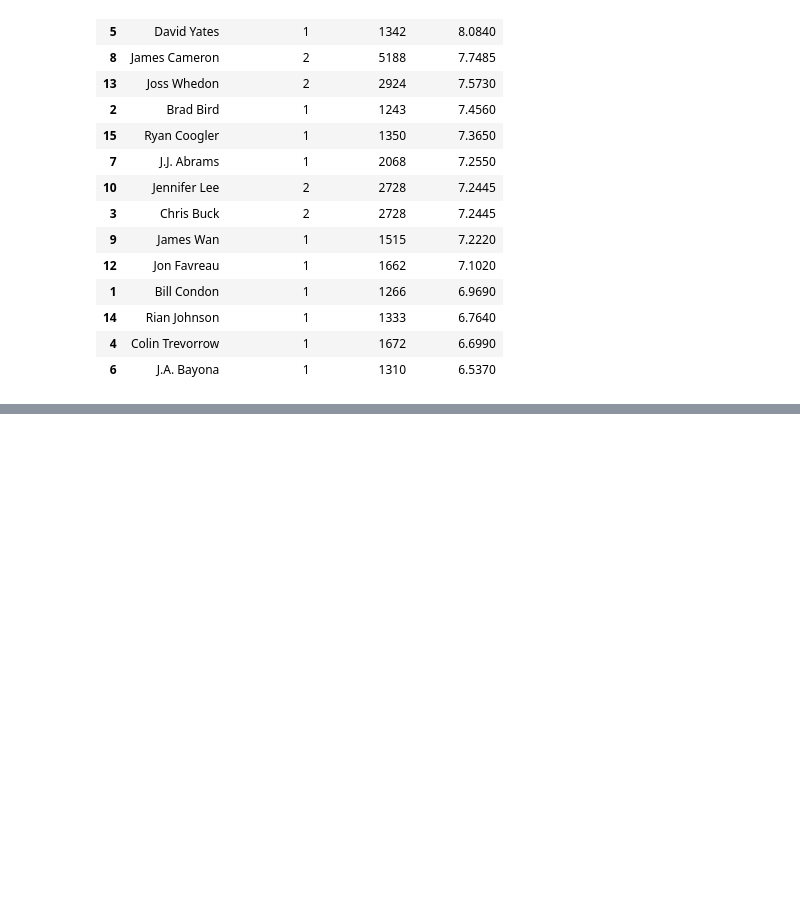
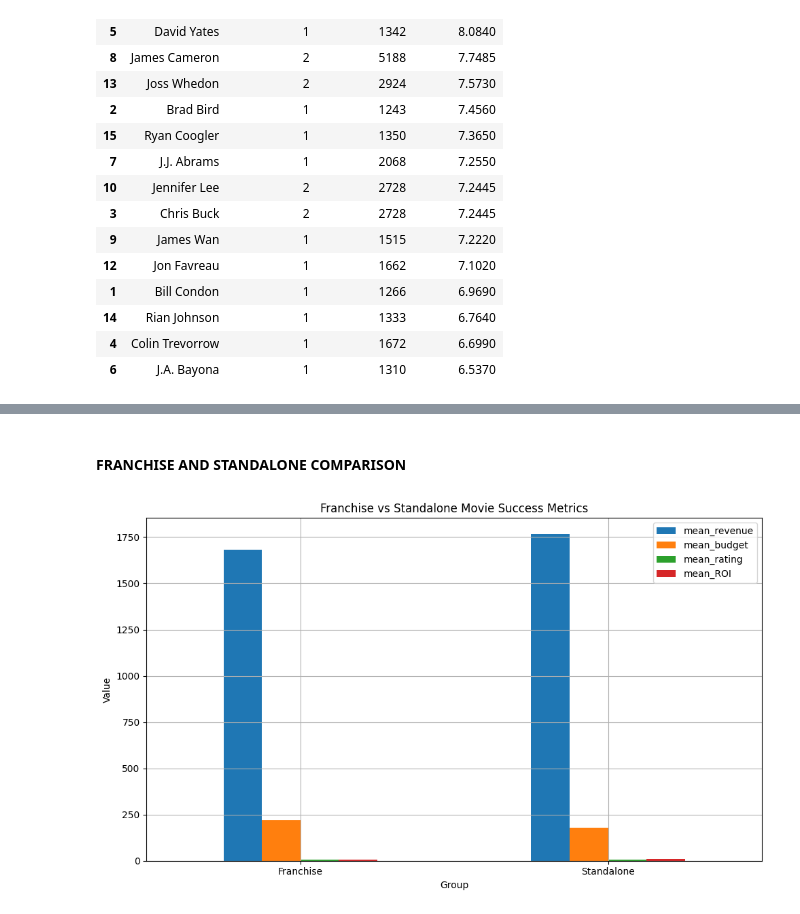
Before and after one commit to PercyAyimbilaNsolemna/TMDB_Movie_Data_Analysis, a Jupyter notebook: Notebook/movieAnalysis.ipynb, the cells around one changed output, grey strips where cells are left out. Cells and saved outputs as stored; diff of their text form; code cells hidden in the pictures; blank space fills up the shorter version.

```diff
--- a/Notebook/movieAnalysis.ipynb
+++ b/Notebook/movieAnalysis.ipynb
@@ -1186,0 +1211,6 @@ director_statistics.sort_values(by="mean_rating", ascending=False)
+# %% [markdown]
+#### **FRANCHISE AND STANDALONE COMPARISON**
+# %%
+plot_franchise_vs_standalone(standalone_and_frachise_movies_group)
+# %% [output]
+[figure, added]
```
Also changed, not shown: parts of 26 cells of this notebook, 1 other file.
